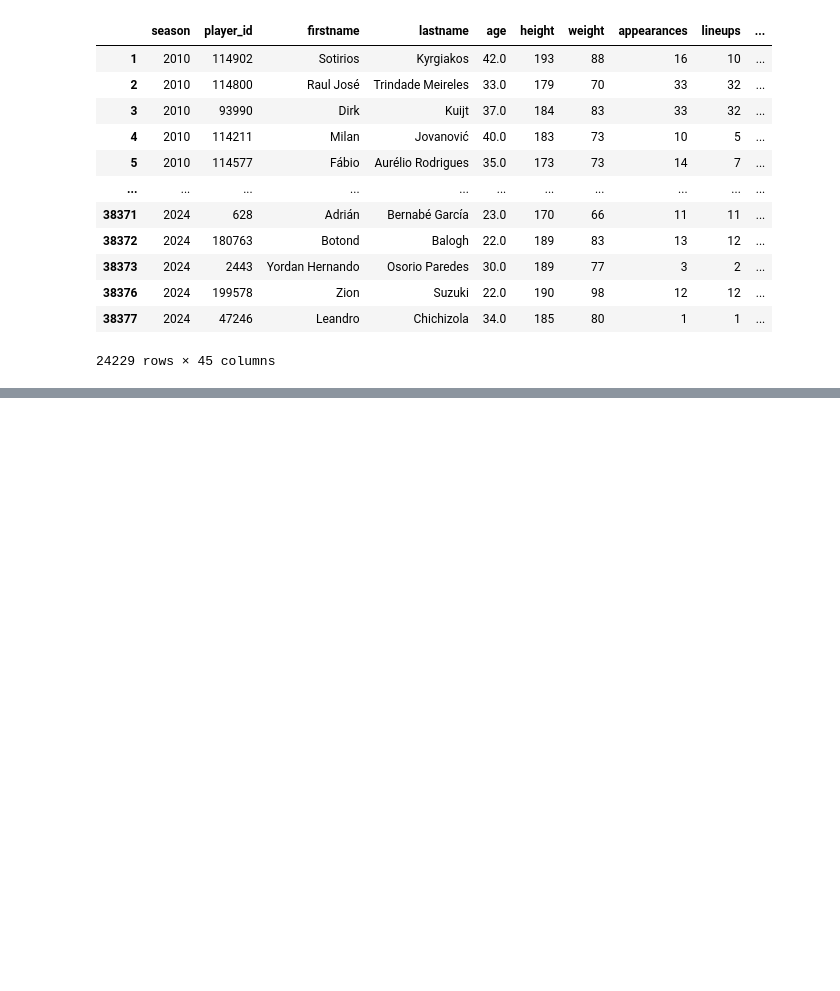
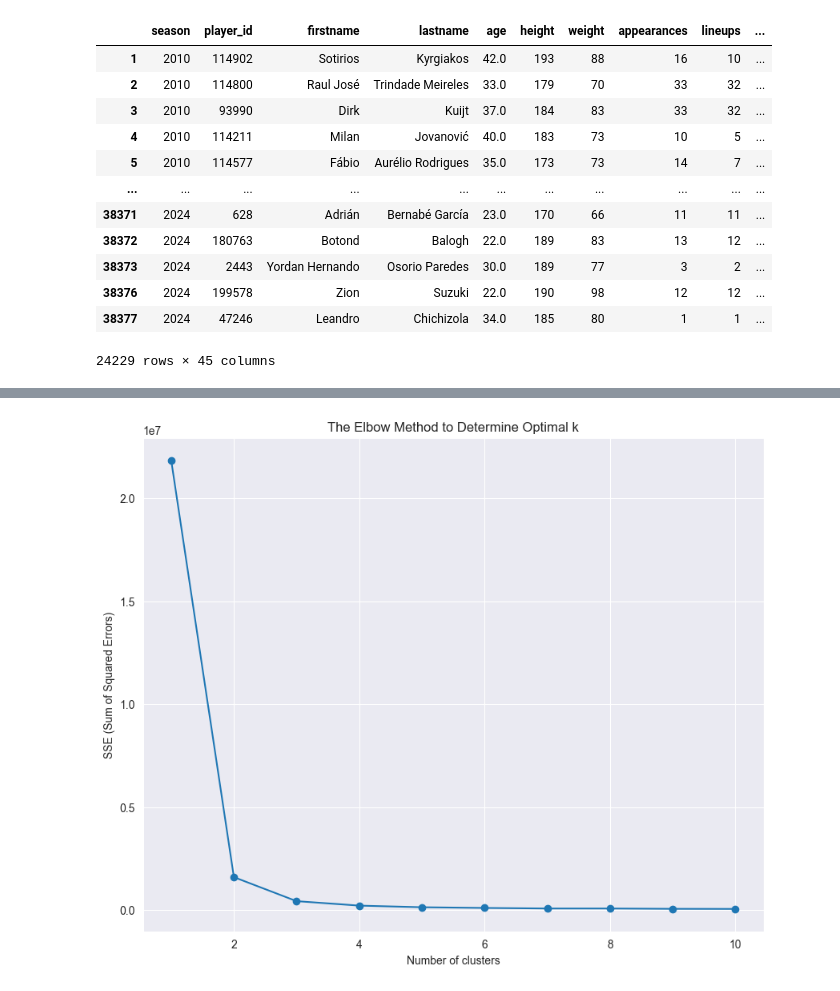
Before and after one commit to PLAI-BOOK/clustering, a Jupyter notebook: players/players_clustering.ipynb, the cells around one changed output, grey strips where cells are left out. Saved outputs shown, nothing was run; the diff lists cells and outputs as text; code cells hidden in the pictures; blank space fills up the shorter version.

Commit message:
players clustering added some v2

```diff
--- a/players/players_clustering.ipynb
+++ b/players/players_clustering.ipynb
@@ -138,12 +138,14 @@ for col in columns_to_normalize:
         filtered_data = filtered_data[~filtered_data[col].apply(pd.to_numeric, errors='coerce').isna()]
 
 filtered_data.dropna(subset=columns_to_normalize, inplace=True)
+filtered_data.dropna(inplace=True)
 
 # Initialize the MinMaxScaler
 scaler = MinMaxScaler()
 # Apply the scaler to the specified columns
 filtered_data[columns_to_normalize] = scaler.fit_transform(filtered_data[columns_to_normalize])
 print("@#$@#$@#$")
+
 filtered_data
 # %% [output]
 Non-numeric values in column 'height':
@@ -166,0 +257,73 @@ Non-numeric values in column 'weight':
+# %%
+# # Count the number of rows that contain NaN values
+# nan_count = clustering_data.isna().sum().sum()
+#
+# # Print the count of NaN values
+# print(f"Total number of NaN values in the dataset: {nan_count}")
+#
+# # Count the number of rows with at least one NaN value
+# nan_rows_count = clustering_data[clustering_data.isna().any(axis=1)].shape[0]
+# filtered_data = filtered_data.dropna()
+#
+# # Print the count of rows with NaN values
+# print(f"Total number of rows with at least one NaN value: {nan_rows_count}")
+#
+
+filtered_data = filtered_data.dropna()
+# %%
+from sklearn.cluster import KMeans
+import pandas as pd
+import matplotlib.pyplot as plt
+from sklearn.preprocessing import StandardScaler
+# Define the columns to drop
+columns_to_drop = ['season', 'player_id', 'firstname', 'lastname', 'appearances', 'lineups', 'minutes_played',
+                   'substitutions_in', 'substitutions_out', 'bench_appearances']
+
+x = filtered_data.copy()
+# Select the columns to include for the model (all columns except the ones to drop)
+clustering_data = x.drop(columns=columns_to_drop)
+# Step 2: Choosing the number of clusters
+# Use the Elbow method to find the optimal number of clusters
+sse = []
+for k in range(1, 11):
+    kmeans = KMeans(n_clusters=k, random_state=42)
+    kmeans.fit(clustering_data)  # Fit the original data directly
+    sse.append(kmeans.inertia_)
+
+# Plot SSE for each *k*
+plt.figure(figsize=(10, 8))
+plt.plot(range(1, 11), sse, marker='o')
+plt.xlabel('Number of clusters')
+plt.ylabel('SSE (Sum of Squared Errors)')
+plt.title('The Elbow Method to Determine Optimal k')
+plt.show()
+
+# Step 3: Apply K-means
+k_optimal = 3  # Choose the optimal k after determining from the elbow method
+kmeans = KMeans(n_clusters=k_optimal, random_state=42)
+clusters = kmeans.fit_predict(clustering_data)  # Predict using the unnormalized data
+print(f"These are the clusters: {clusters}")
+
+# Add cluster labels to your original DataFrame
+filtered_data['Cluster'] = clusters
+
+# Step 4: Analyze the Results
+# Display the DataFrame with clusters
+print(filtered_data.columns.to_list())
+
+print('*' * 15)
+
+# Group data by cluster
+cluster_groups = filtered_data.groupby('Cluster')
+
+# Print the players' first names, last names, and seasons in each cluster
+for cluster, data in cluster_groups:
+    print(f"Cluster {cluster}:")
+    # Create a list of tuples containing 'firstname', 'lastname', and 'season'
+    player_season_list = list(zip(data['firstname'], data['lastname'], data['season']))
+    print(player_season_list)
+    print("\n")  # Adds a newline for better separation between clusters
+
+print('*' * 15)
+# %% [output]
+[figure, added]
```
Also changed, not shown: parts of 9 cells of this notebook.
